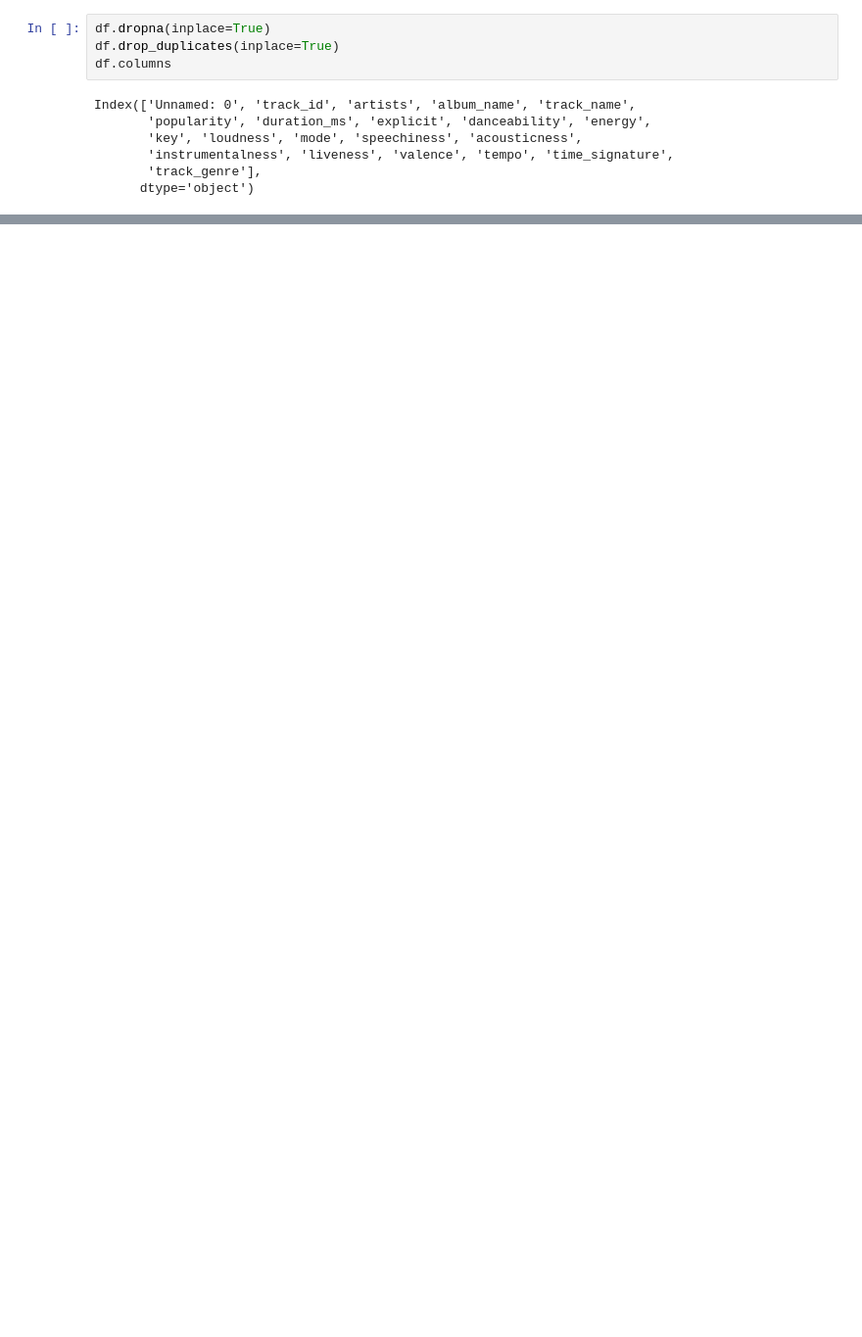
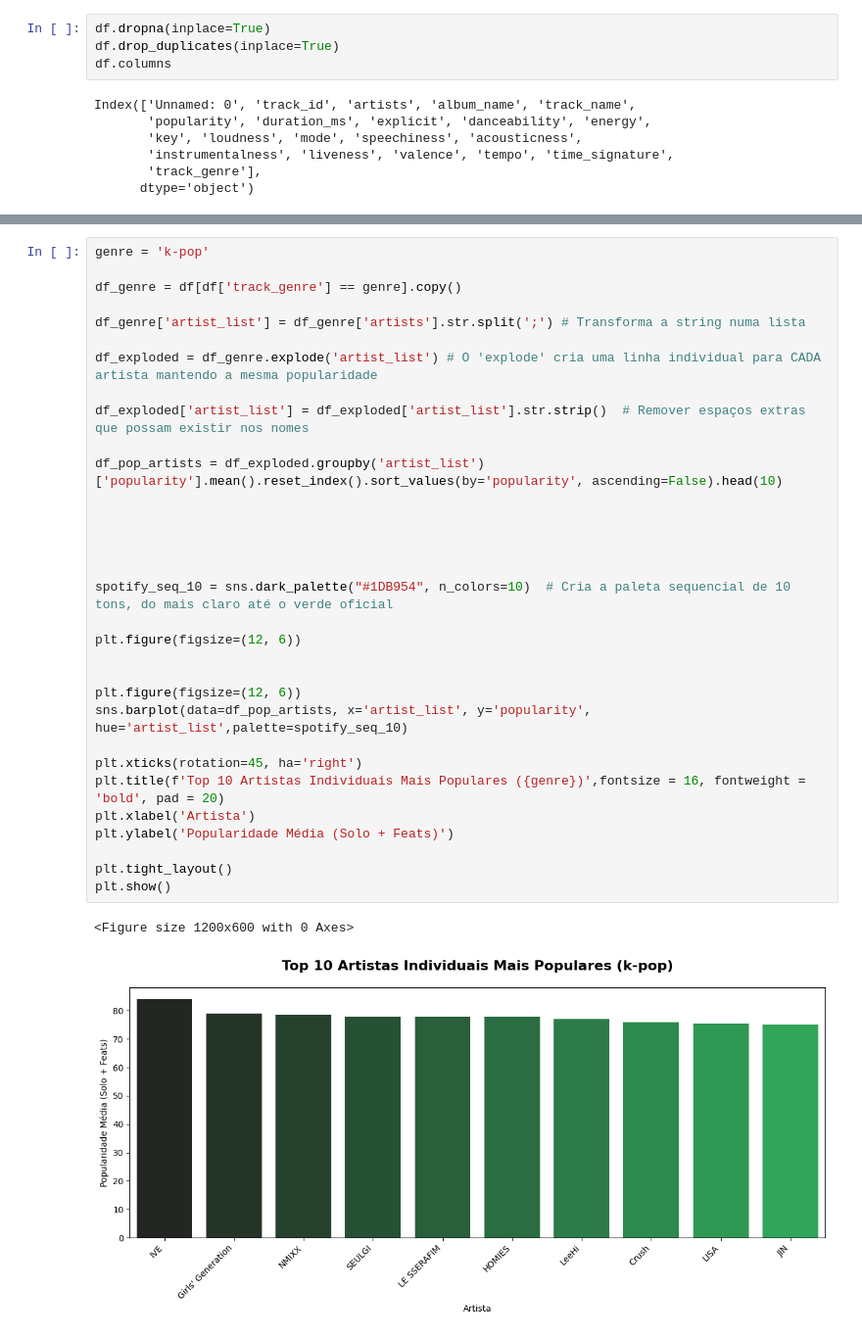
Before and after one commit to Adriel-Oliveira17/Spotify-Popularity-Predictor, a Jupyter notebook: spotify.ipynb, the cells around one changed output, grey strips where cells are left out. Shown at 98% size. Cells and saved outputs as stored; diff of their text form; blank space fills up the shorter version.

```diff
--- a/spotify.ipynb
+++ b/spotify.ipynb
@@ -163,0 +84,35 @@ plt.show()
+# %%
+genre = 'k-pop'
+
+df_genre = df[df['track_genre'] == genre].copy()
+
+df_genre['artist_list'] = df_genre['artists'].str.split(';') # Transforma a string numa lista
+
+df_exploded = df_genre.explode('artist_list') # O 'explode' cria uma linha individual para CADA artista mantendo a mesma popularidade
+
+df_exploded['artist_list'] = df_exploded['artist_list'].str.strip()  # Remover espaços extras que possam existir nos nomes
+
+df_pop_artists = df_exploded.groupby('artist_list')['popularity'].mean().reset_index().sort_values(by='popularity', ascending=False).head(10)
+
+
+
+
+
+spotify_seq_10 = sns.dark_palette("#1DB954", n_colors=10)  # Cria a paleta sequencial de 10 tons, do mais claro até o verde oficial
+
+plt.figure(figsize=(12, 6))
+
+
+plt.figure(figsize=(12, 6))
+sns.barplot(data=df_pop_artists, x='artist_list', y='popularity', hue='artist_list',palette=spotify_seq_10)
+
+plt.xticks(rotation=45, ha='right')
+plt.title(f'Top 10 Artistas Individuais Mais Populares ({genre})',fontsize = 16, fontweight = 'bold', pad = 20)
+plt.xlabel('Artista')
+plt.ylabel('Popularidade Média (Solo + Feats)')
+
+plt.tight_layout()
+plt.show()
+# %% [output]
+<Figure size 1200x600 with 0 Axes>
+[figure, added]
```
Also changed, not shown: parts of 24 cells of this notebook.
